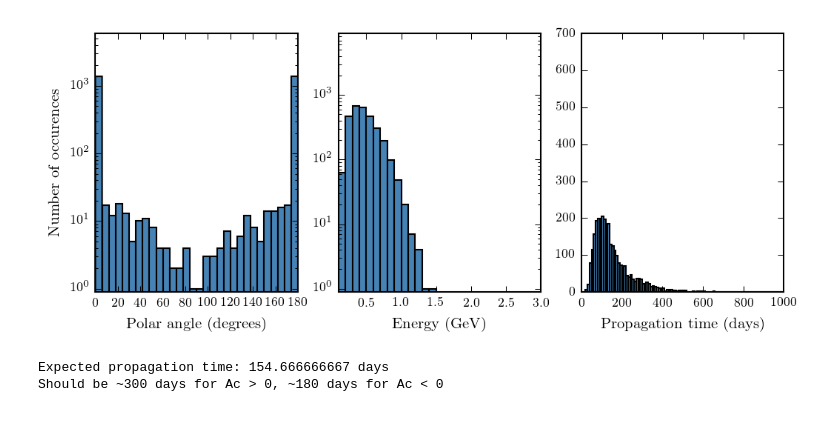
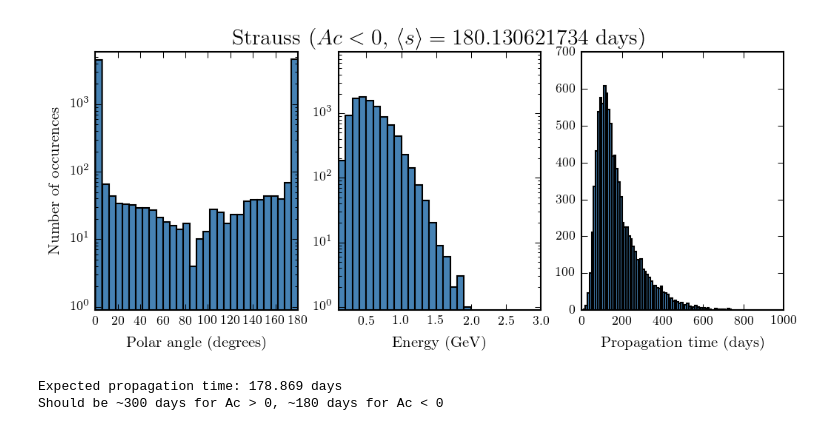
Before and after one commit to adam-coogan/heliosphere_anisotropy, a Jupyter notebook: NewSolarProp/scripts/ExitStats.ipynb, the cells around one changed output. Drawn from its saved outputs; the diff is of its cells as text; code cells hidden in the pictures.

Commit message:
Found typo, so StraussUnits.cpp and SDE.f90 agree to better than 1 percent now.  Not sure what to think about this discrepancy.  I think it could matter.

```diff
--- a/NewSolarProp/scripts/ExitStats.ipynb
+++ b/NewSolarProp/scripts/ExitStats.ipynb
@@ -6,8 +6,9 @@ import itertools
 # %%
 # Load exit data
 runDir = '../rundata/'
-fName = 'scratch_alt0_run0'
-#fName = 'strauss_run1'
+#fName = 'strauss_run5'
+fName = 'straussunits_alt0_run6'
+#fName = 'alt0_run2'
 rawData = np.loadtxt(runDir + fName + '.csv', delimiter = ',')
 
 # Parse out the coordinates, energies and times
@@ -21,38 +22,41 @@ sAx = fig.add_subplot(1, 3, 3)
 
 # Fill the histograms
 thData = []
 sData = []
 ekData = []
 for i in range(len(exitData['th'])):
     #if exitData['s'][i] < 100:
     thData.append(exitData['th'][i])
     sData.append(exitData['s'][i])
     ekData.append(exitData['ek'][i])
 
 thAx.hist(thData, bins = np.arange(0.0, 180.0 + 6.0, 6.0), log = True)
 ekAx.hist(ekData, bins = np.arange(0.0, 3.0 + 0.1, 0.1), log = True)
 sMin = 0.0
 sMax = 1000.0
 sWidth = 10.0
 sAx.hist(sData, bins = np.arange(sMin, sMax, sWidth))
 
+# Scale axes
+axScale = len(exitData['th']) / 10000.0
+
 # Set up axes and labels
-thAx.set_ylim(0.9, 6000.0)
-ekAx.set_ylim(0.9, 9000.0)
-sAx.set_ylim(0.9, 700.0) #(700.0 if fName[1:3] == 'lt' else 500.0))
+thAx.set_ylim(0.9, axScale*6000.0)
+ekAx.set_ylim(0.9, axScale*9000.0)
+sAx.set_ylim(0.9, axScale*700.0) #(700.0 if fName[1:3] == 'lt' else 500.0))
 thAx.set_ylabel('Number of occurences')
 ekAx.set_xlim(0.1, 3.0)
 ekAx.set_xlabel('Energy (GeV)')
-#ekAx.set_title(r'$Ac ' + ('>' if fName[1:3] == 'gt' else '<') + ' 0$')
+ekAx.set_title(r'Strauss $(Ac < 0$, $\langle s \rangle = 180.130621734$ days)')
 thAx.set_xlim(0.0, 180.0)
 thAx.set_xlabel('Polar angle (degrees)')
 sAx.set_xlim(0.0, 1000.0)
 sAx.set_xlabel('Propagation time (days)')
 
 plt.show()
 #fig.savefig('../figures/' + fName + '.pdf')
 # %% [output]
-[figure, old version]
+[figure, new version]
 # %%
 # Get expected propagation time
 sCounts, sBins = np.histogram(exitData['s'], bins = np.arange(sMin, sMax, sWidth))
@@ -67,5 +71,5 @@ propTime = sum(t * p for t, p in zip(sBins, sProbs))
 print('Expected propagation time: ' + str(propTime) + ' days')
 print('Should be ~300 days for Ac > 0, ~180 days for Ac < 0')
 # %% [output]
-Expected propagation time: 154.666666667 days
+Expected propagation time: 178.869 days
 Should be ~300 days for Ac > 0, ~180 days for Ac < 0
```
Also changed, not shown: 3 other files.
